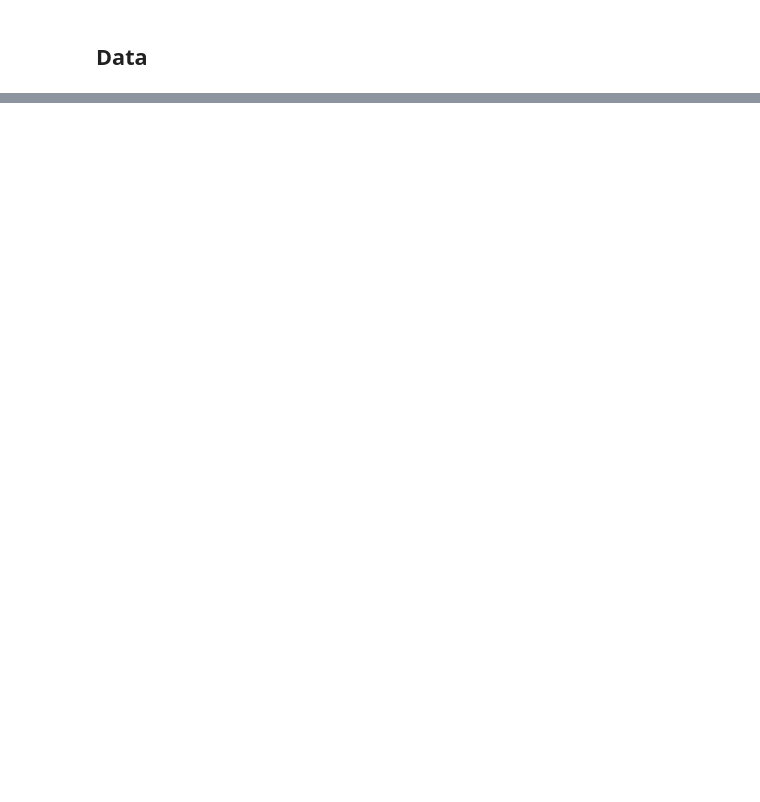
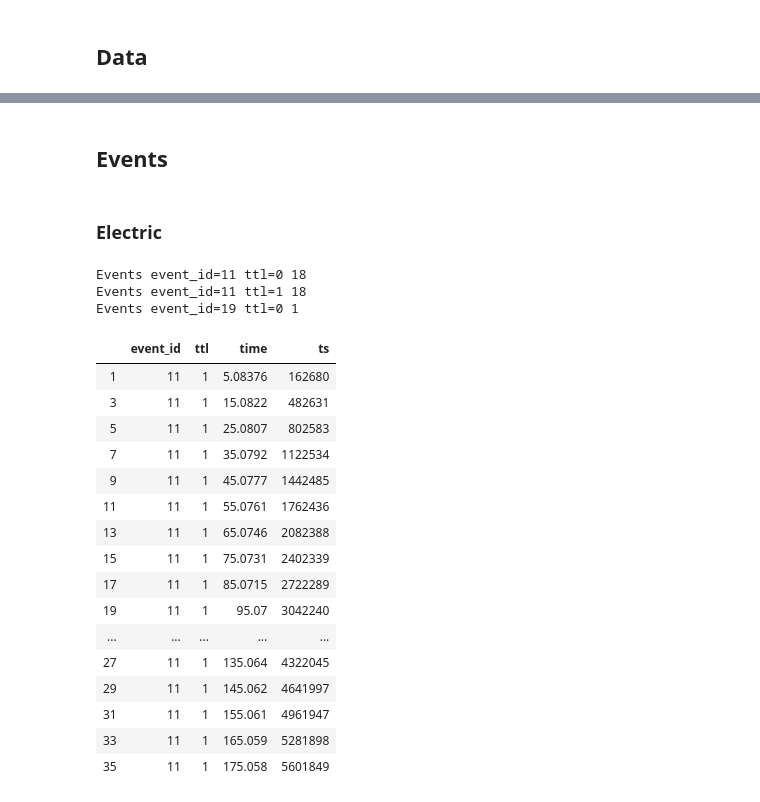
Before and after one commit to r-makarov/ecogy, a Jupyter notebook: notebooks/Preprocess_NLX.ipynb, the cells around one changed output, grey strips where cells are left out. Drawn from its saved outputs; the diff is of its cells as text; code cells hidden in the pictures; blank space fills up the shorter version.

```diff
--- a/notebooks/Preprocess_NLX.ipynb
+++ b/notebooks/Preprocess_NLX.ipynb
@@ -57,0 +63,6 @@ t_start , t_stop = 1, 60
+# %%
+block_index, seg_index = 0, 0
+
+t_start , t_stop = None, None
+
+t_start, t_stop = get_time_slice(reader, t_start, t_stop, block_index, seg_index)
@@ -92,0 +119,34 @@ plt.ylabel('depth, um')
+# %% [markdown]
+## Events
+# %% [markdown]
+### Electric
+# %%
+df_ev = get_events(reader,
+                   block_index=block_index,
+                   seg_index=seg_index,
+                   t_start=t_start,
+                   t_stop=t_stop)
+# %% [output]
+Events event_id=11 ttl=0 18
+Events event_id=11 ttl=1 18
+Events event_id=19 ttl=0 1
+# %%
+df_ev = df_ev[df_ev['ttl']!=0]
+# %% [output]
+|  | event_id | ttl | time | ts |
+| 1 | 11 | 1 | 5.08376 | 162680 |
+| 3 | 11 | 1 | 15.0822 | 482631 |
+| 5 | 11 | 1 | 25.0807 | 802583 |
+| 7 | 11 | 1 | 35.0792 | 1122534 |
+| 9 | 11 | 1 | 45.0777 | 1442485 |
+| 11 | 11 | 1 | 55.0761 | 1762436 |
+| 13 | 11 | 1 | 65.0746 | 2082388 |
+| 15 | 11 | 1 | 75.0731 | 2402339 |
+| 17 | 11 | 1 | 85.0715 | 2722289 |
+| 19 | 11 | 1 | 95.07 | 3042240 |
+| ... | ... | ... | ... | ... |
+| 27 | 11 | 1 | 135.064 | 4322045 |
+| 29 | 11 | 1 | 145.062 | 4641997 |
+| 31 | 11 | 1 | 155.061 | 4961947 |
+| 33 | 11 | 1 | 165.059 | 5281898 |
+| 35 | 11 | 1 | 175.058 | 5601849 |
```
Also changed, not shown: parts of 29 cells of this notebook, 1 other file.
